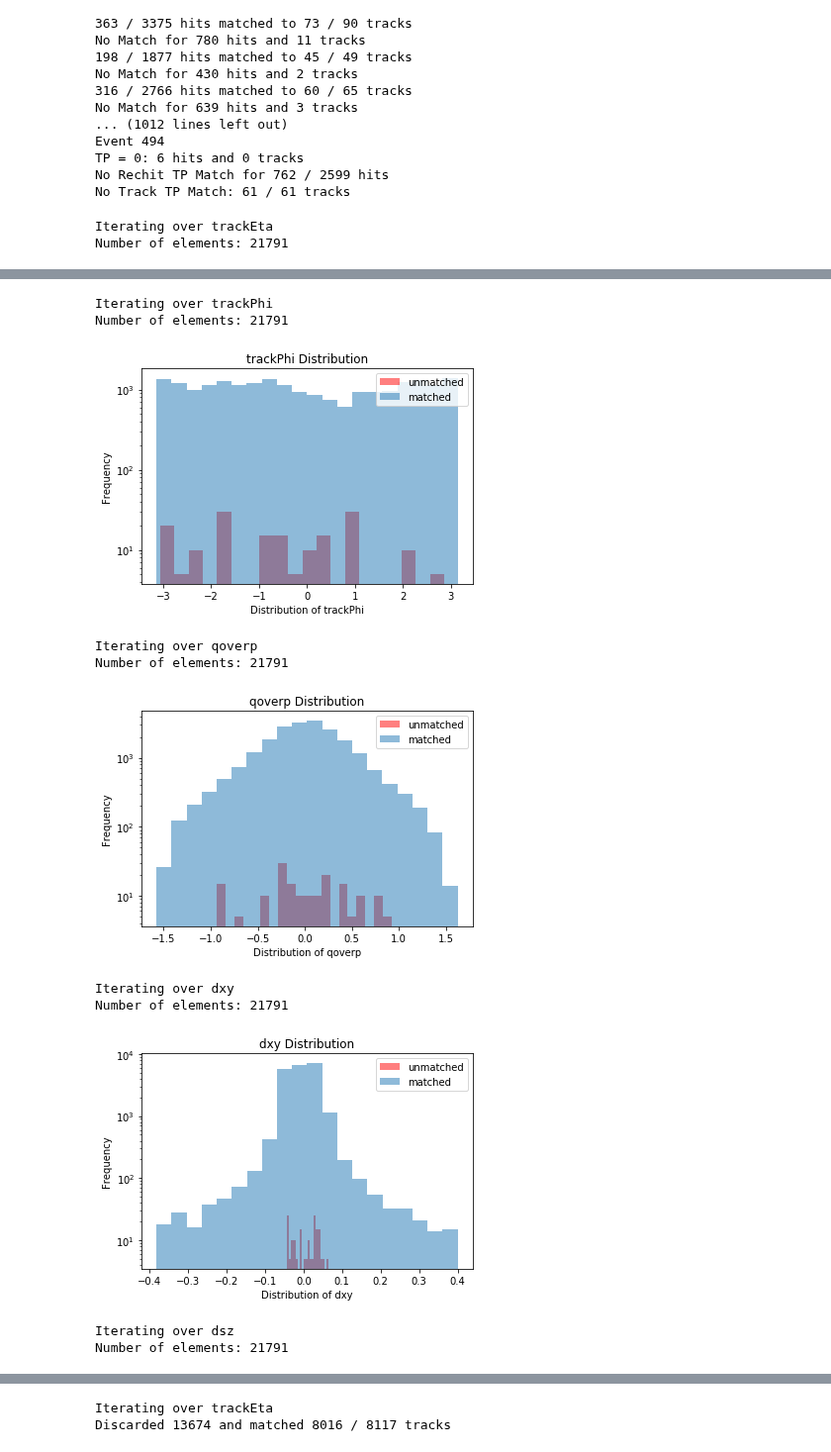
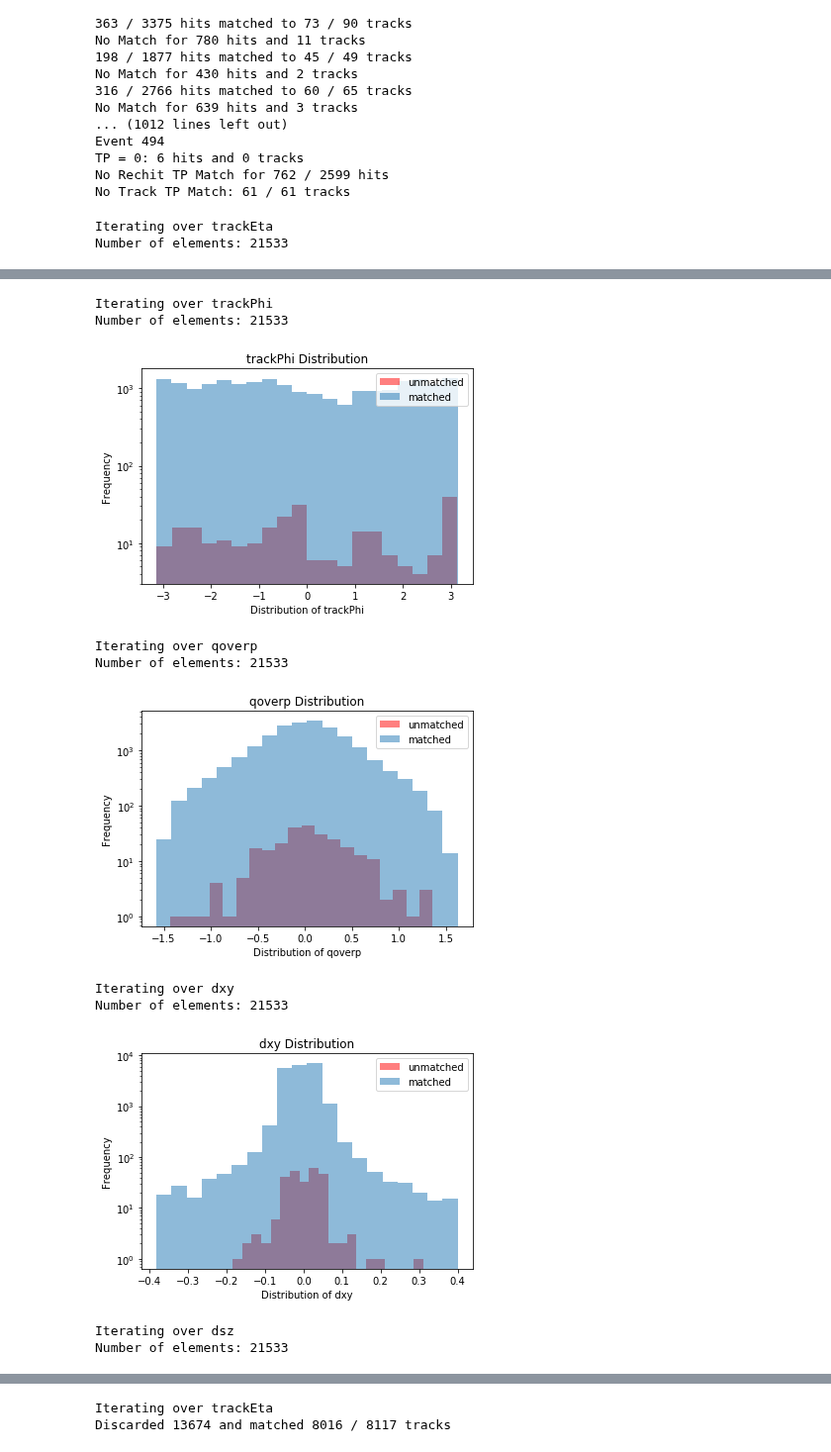
Before and after one commit to SwapneelM/TrackingNtuples, a Jupyter notebook: TrackingNtuples/scripts/DataVisualizer - Final.ipynb, the cells around one changed output, grey strips where cells are left out. Shown at 99% size. Cells and saved outputs as stored; diff of their text form; code cells hidden in the pictures.

```diff
--- a/TrackingNtuples/scripts/DataVisualizer - Final.ipynb
+++ b/TrackingNtuples/scripts/DataVisualizer - Final.ipynb
@@ -307,25 +307,26 @@ No Track TP Match: 61 / 61 tracks
 
 for i, key in zip(range(5), ["trackEta", "trackPhi", "qoverp", "dxy", "dsz"]):
     track_param_ = data_.array(key)
+    unmatched_data_ = []
+    concat_track_param_ = []
+    print "Iterating over", key
 
-    print "Iterating over", key
-    concat_track_param_ = []
     for j in range(len(track_param_)):
-        for k in range(len(track_param_[j]))
-
+        if j in unmatched_event_numbers_:
+            # Use the event number from the stored data for the event with no matched tracks
+            unmatched_data_.extend(track_param_[j])
+        else:
             concat_track_param_.extend(track_param_[j])
 
     print "Number of elements:", len(concat_track_param_)
     ax_ = plt.subplot()
-    unmatched_data_ = []
-    for event_data_ in no_matched_tracks_:
-        # Use the event number from the stored data for the event with no matched tracks
-        unmatched_data_.extend(track_param_[j])
+
     # Plot that single element on the histogram in a different color
     plt.hist(unmatched_data_, histtype='bar', bins=20, align='mid', orientation='vertical', color='red', alpha=0.5, label='unmatched')
 
     #plt.hist([unmatched_data_, concat_track_param_], histtype='bar', bins=20, align='mid', orientation='vertical', alpha=0.5, label=['unmatched', 'matched'])
     plt.hist(concat_track_param_, histtype='bar', bins=20, align='mid', orientation='vertical', alpha=0.5, label='matched')
+
     plt.legend(loc='upper right')
     plt.ylabel('Frequency')
     plt.yscale('log')
@@ -335,4 +336,4 @@ for i, key in zip(range(5), ["trackEta", "trackPhi", "qoverp", "dxy", "dsz"]):
     plt.show()
 # %% [output]
 Iterating over trackEta
-Number of elements: 21791
+Number of elements: 21533
@@ -340,11 +341,11 @@ Number of elements: 21791
 Iterating over trackPhi
-Number of elements: 21791
+Number of elements: 21533
-[figure, old version]
+[figure, new version]
 Iterating over qoverp
-Number of elements: 21791
+Number of elements: 21533
-[figure, old version]
+[figure, new version]
 Iterating over dxy
-Number of elements: 21791
+Number of elements: 21533
-[figure, old version]
+[figure, new version]
 Iterating over dsz
-Number of elements: 21791
+Number of elements: 21533
```
Also changed, not shown: parts of 11 cells of this notebook, 2 other files.
